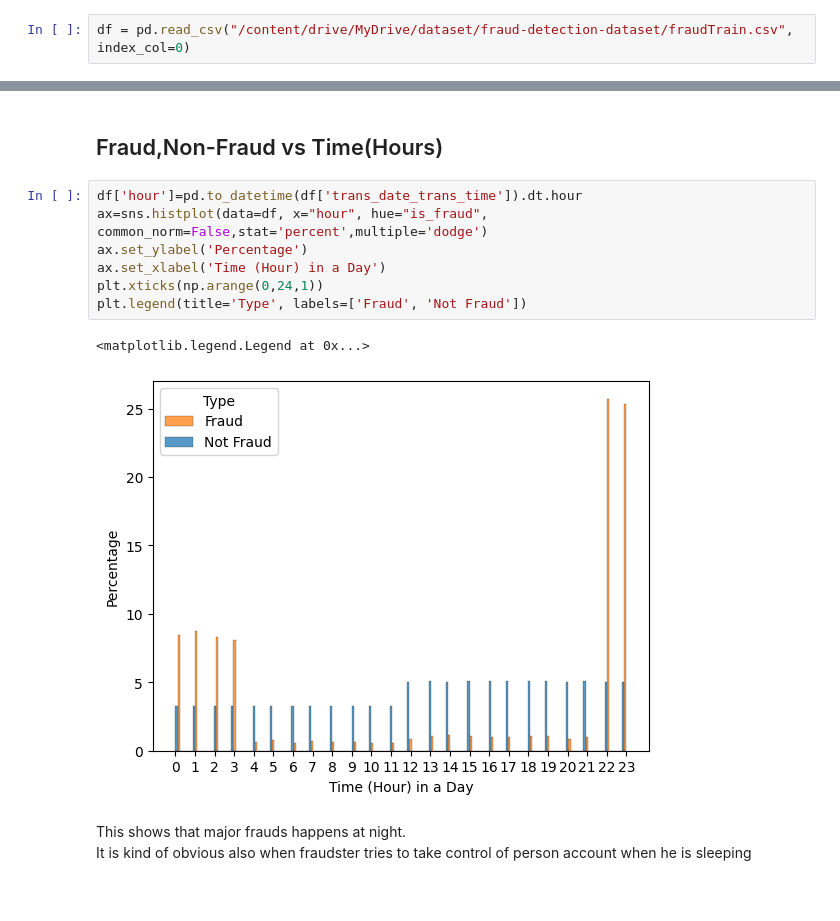
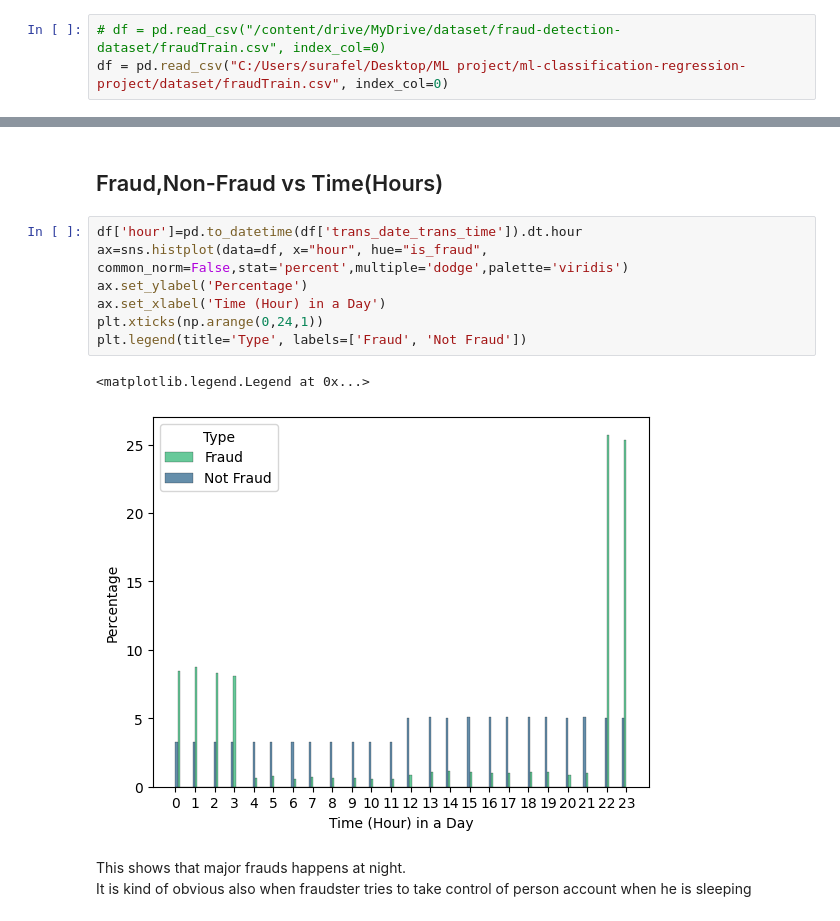
Before and after one commit to surafel58/ml-classification-regression-project, a Jupyter notebook: notebooks/credit_card_fraud_detection.ipynb, the cells around one changed output, grey strips where cells are left out. Cells and saved outputs as stored; diff of their text form.

```diff
--- a/notebooks/credit_card_fraud_detection.ipynb
+++ b/notebooks/credit_card_fraud_detection.ipynb
@@ -40,7 +40,8 @@ Drive already mounted at /content/drive; to attempt to forcibly remount, call dr
 # %% [markdown]
 # 1️⃣ Data Loading
 # %%
-df = pd.read_csv("/content/drive/MyDrive/dataset/fraud-detection-dataset/fraudTrain.csv", index_col=0)
+# df = pd.read_csv("/content/drive/MyDrive/dataset/fraud-detection-dataset/fraudTrain.csv", index_col=0)
+df = pd.read_csv("C:/Users/surafel/Desktop/ML project/ml-classification-regression-project/dataset/fraudTrain.csv", index_col=0)
 # %%
 df.head()
 # %% [output]
@@ -520,14 +557,14 @@ Very important observation. This shows that we need to be careful when the trans
 ## Fraud,Non-Fraud vs Time(Hours)
 # %%
 df['hour']=pd.to_datetime(df['trans_date_trans_time']).dt.hour
-ax=sns.histplot(data=df, x="hour", hue="is_fraud", common_norm=False,stat='percent',multiple='dodge')
+ax=sns.histplot(data=df, x="hour", hue="is_fraud", common_norm=False,stat='percent',multiple='dodge',palette='viridis')
 ax.set_ylabel('Percentage')
 ax.set_xlabel('Time (Hour) in a Day')
 plt.xticks(np.arange(0,24,1))
 plt.legend(title='Type', labels=['Fraud', 'Not Fraud'])
 # %% [output]
 <matplotlib.legend.Legend at 0x...>
-[figure, old version]
+[figure, new version]
 # %% [markdown]
 This shows that major frauds happens at night.
 It is kind of obvious also when fraudster tries to take control of person account when he is sleeping
```
Also changed, not shown: parts of 25 cells of this notebook.
